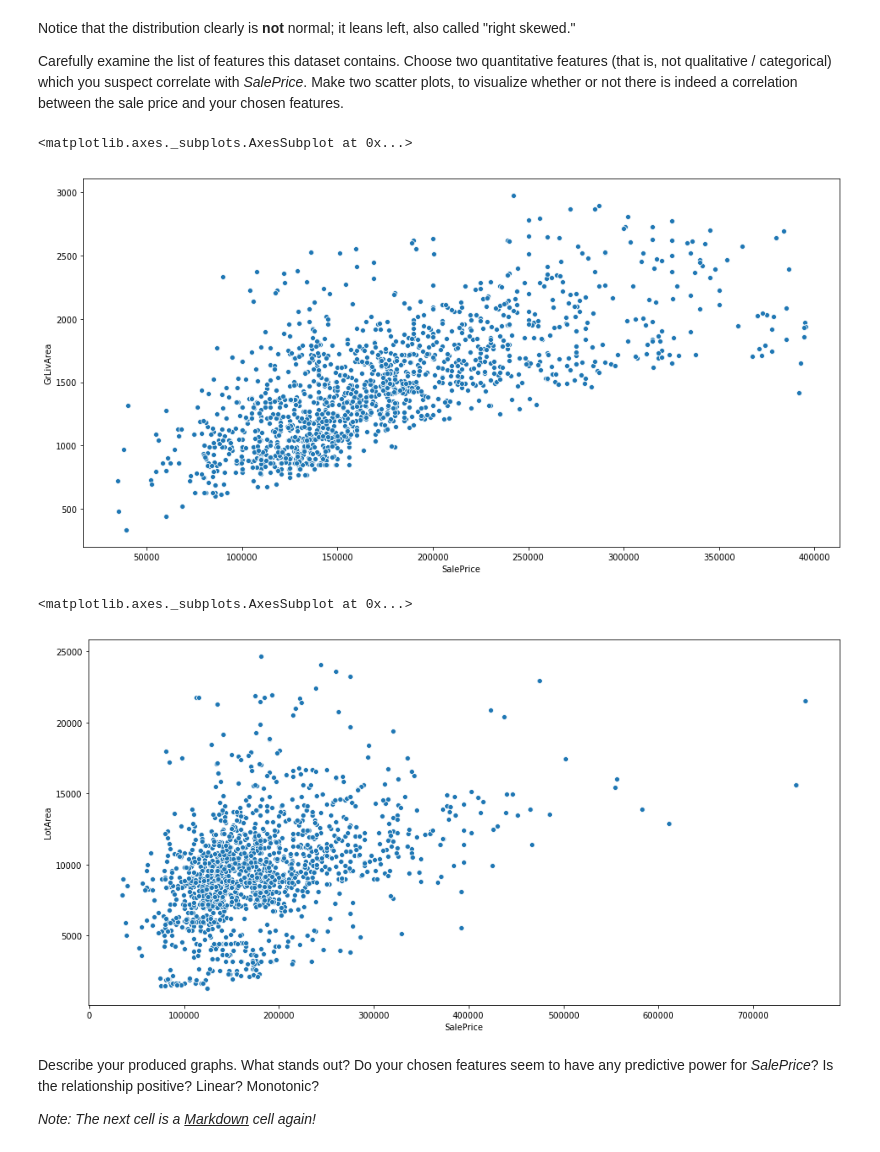
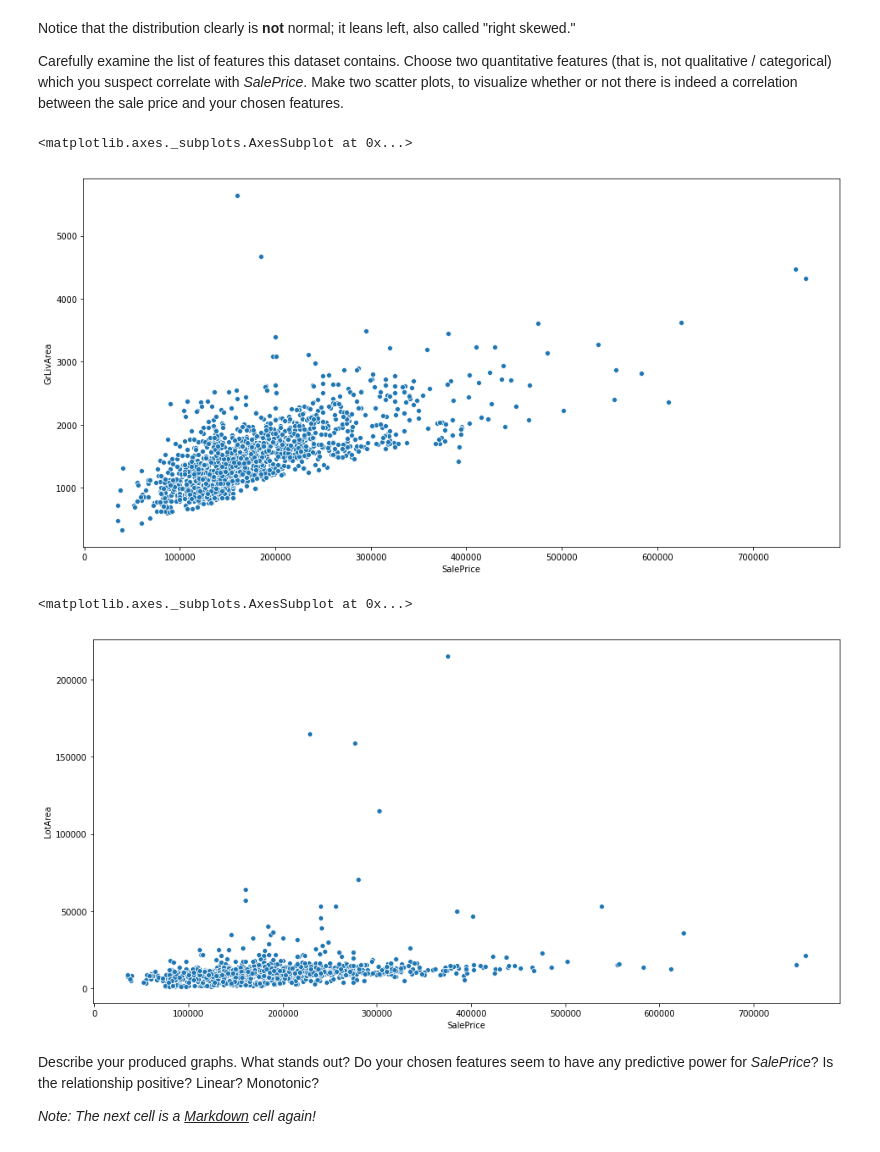
Before and after one commit to Westerface/IntroDataScience, a Jupyter notebook: DataScience101/Data_Science_101.ipynb, the cells around one changed output. Cells and saved outputs as stored; diff of their text form; code cells hidden in the pictures.

```diff
--- a/DataScience101/Data_Science_101.ipynb
+++ b/DataScience101/Data_Science_101.ipynb
@@ -41,7 +41,7 @@ After getting a feel for the information these features contain, you will use a
 # Import the 'HousePrices.csv' file into a Pandas DataFrame.
 # Hint: First inspect the file to find what delimiter it uses!
 
-df = pd.read_csv('https://raw.githubusercontent.com/harditsingh/IntroDataScience/master/DataScience101/HousePrices.csv?token=AF7ENDXI7P3NPI6MGVZ354S5RNDAS', delimiter=';')
+df = pd.read_csv('https://raw.githubusercontent.com/harditsingh/IntroDataScience/master/DataScience101/HousePrices.csv', delimiter=';')
 # %% [markdown]
 As is commonly the case with data of this nature, rows represent observations (houses) and columns represent the features in terms of which they are described.
 
@@ -215,15 +215,16 @@ Notice that the distribution clearly is <b>not</b> normal; it leans left, also c
 Carefully examine the list of features this dataset contains. Choose two quantitative features (that is, not qualitative / categorical) which you suspect correlate with <i>SalePrice</i>. Make two scatter plots, to visualize whether or not there is indeed a correlation between the sale price and your chosen features.
 # %%
 # Plot SalePrice versus two other quantitative features, in separate scatter plots
-sns.scatterplot(df[df['SalePrice'] < 400000]['SalePrice'], df[df['GrLivArea'] < 3000]['GrLivArea'])
+
+sns.scatterplot(df['SalePrice'], df['GrLivArea'])
 # %% [output]
 <matplotlib.axes._subplots.AxesSubplot at 0x...>
-[figure, old version]
+[figure, new version]
 # %%
-sns.scatterplot(df['SalePrice'], df[df['LotArea'] < 25000]['LotArea'])
+sns.scatterplot(df['SalePrice'], df['LotArea'])
 # %% [output]
 <matplotlib.axes._subplots.AxesSubplot at 0x...>
-[figure, old version]
+[figure, new version]
 # %% [markdown]
 Describe your produced graphs. What stands out? Do your chosen features seem to have any predictive power for <i>SalePrice</i>? Is the relationship positive? Linear? Monotonic?
 
```
Also changed, not shown: parts of 40 cells of this notebook.
